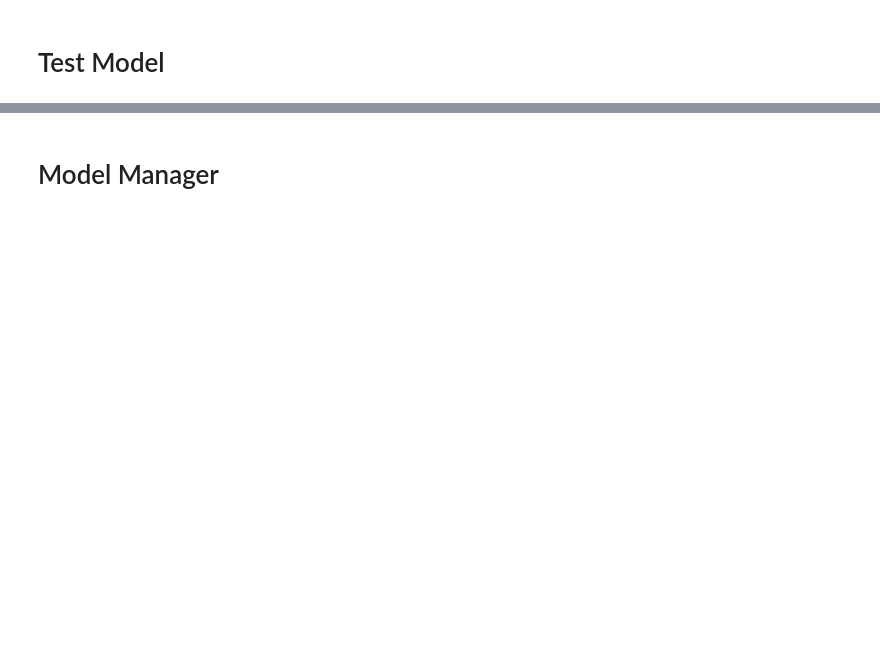
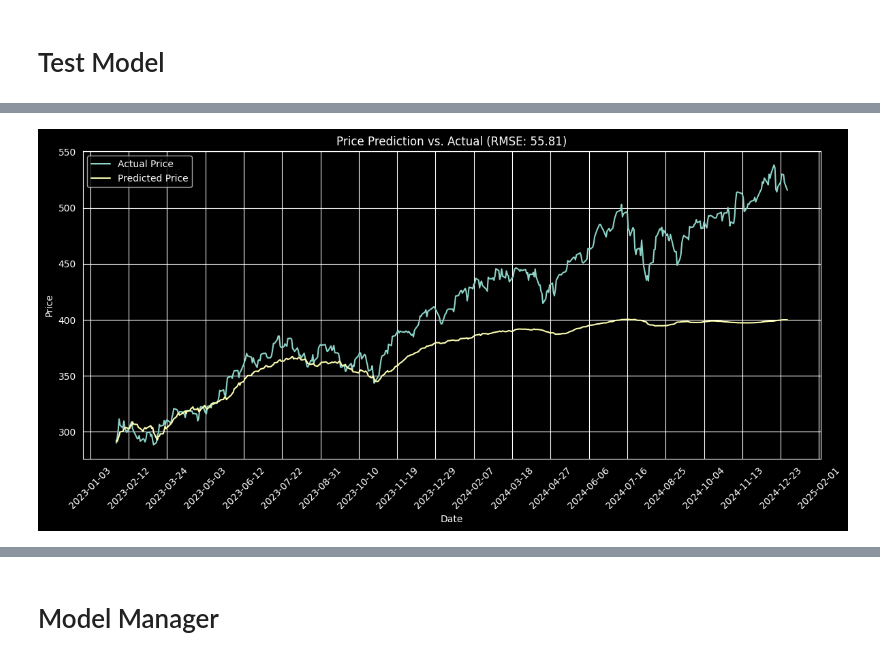
Before and after one commit to Seb207/Market-Context-Project, a Jupyter notebook: Irrationality Index/Irrationality_Index/model_transformer.ipynb, the cells around one changed output, grey strips where cells are left out. Drawn from its saved outputs; the diff is of its cells as text; code cells hidden in the pictures; blank space fills up the shorter version.

```diff
--- a/Irrationality Index/Irrationality_Index/model_transformer.ipynb
+++ b/Irrationality Index/Irrationality_Index/model_transformer.ipynb
@@ -176,5 +201,0 @@ X_test_scaled = scaler.transform(X_test_2d).reshape(X_test.shape)
-# %%
-scaler_y = StandardScaler()
-Y_train_scaled = scaler_y.fit_transform(Y_train.reshape(-1, 1)).flatten()
-Y_val_scaled = scaler_y.transform(Y_val.reshape(-1, 1)).flatten()
-Y_test_scaled = scaler_y.transform(Y_test.reshape(-1, 1)).flatten()
@@ -427,7 +812,8 @@ final_model = build_transformer_model(
     ff_dim=best_result['ff_dim'],
     num_transformer_blocks=best_result['num_transformer_blocks'],
     dropout_rate=best_result['dropout_rate'],
-    learning_rate=best_result['learning_rate']
+    learning_rate=best_result['learning_rate'],
+    use_learnable_pe=best_result['use_learnable_pe']
 )
 
 # Callbacks are now defined above and used by RandomizedSearchCV directly.
@@ -445,9 +831,25 @@ reduce_lr = ReduceLROnPlateau(
     min_lr=0.00001
 )
 
+# Save checkpoint in the same directory as ModelManager
 model_check_point = ModelCheckpoint(
-    'best_model.h5',
+    os.path.join(MODEL_DIR, 'best_model_checkpoint.h5'),
     save_best_only=True,
     monitor='val_loss',
     mode='min'
 )
+
+# TensorBoard callback for training visualization
+log_dir = os.path.join(
+    MODEL_DIR, 'logs',
+    datetime.datetime.now().strftime("%Y%m%d-%H%M%S")
+)
+tensorboard_callback = TensorBoard(
+    log_dir=log_dir,
+    histogram_freq=1,           # Log weight histograms every epoch
+    write_graph=True,           # Visualize model graph
+    write_images=True,          # Log model weights as images
+    update_freq='epoch',        # Log metrics every epoch
+    profile_batch=0             # Disable profiling for speed
+)
+print(f"TensorBoard logs will be saved to: {log_dir}")
@@ -461,8 +887,10 @@ history = final_model.fit(
     epochs=best_result['epochs'],
     batch_size=best_result['batch_size'],
     validation_data=(X_val_scaled, Y_val_scaled),
-    callbacks=[early_stop, reduce_lr, model_check_point],
+    callbacks=[early_stop, reduce_lr, model_check_point, tensorboard_callback],
     verbose=2
 )
 
 print("Completed training the final model.")
+print(f"\nTo view TensorBoard, run:")
+print(f"  tensorboard --logdir {os.path.abspath(log_dir)}")
@@ -510,18 +973,20 @@ print(f"Test Data RMSE: {test_rmse:.4f}")
 # %%
-test_dates = df.index[len(df) - len(Y_test) - 1 : len(df) - 1]
+test_dates = df.index[test_start + look_back : test_start + look_back + len(Y_test)]
 
-window = (-49,-1)
+window = (0,-1)
 
 plt.figure(figsize=(12, 6))
 plt.plot(test_dates[window[0]:window[1]], actual_prices[window[0]:window[1]], label='Actual Price')
 plt.plot(test_dates[window[0]:window[1]], predicted_prices[window[0]:window[1]], label='Predicted Price')
 plt.title(f'Price Prediction vs. Actual (RMSE: {test_rmse:.2f})')
 plt.xlabel('Date')
 plt.ylabel('Price')
 plt.legend()
 
 plt.gca().xaxis.set_major_locator(plt.MaxNLocator(20))
 plt.xticks(rotation=45)
 plt.tight_layout()
 plt.show()
+# %% [output]
+[figure, added]
 # %%
```
Also changed, not shown: parts of 43 cells of this notebook, 2 other files.
